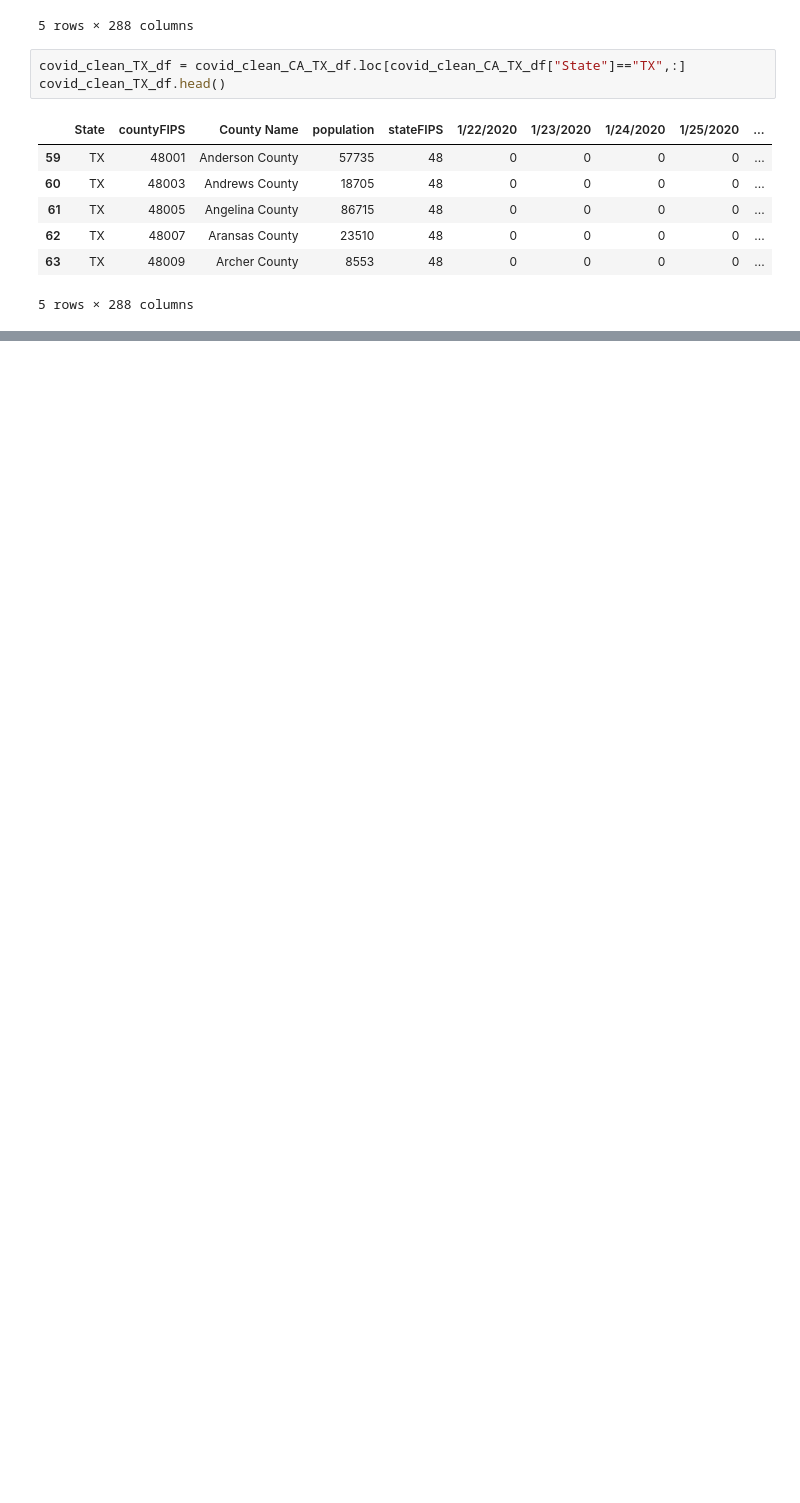
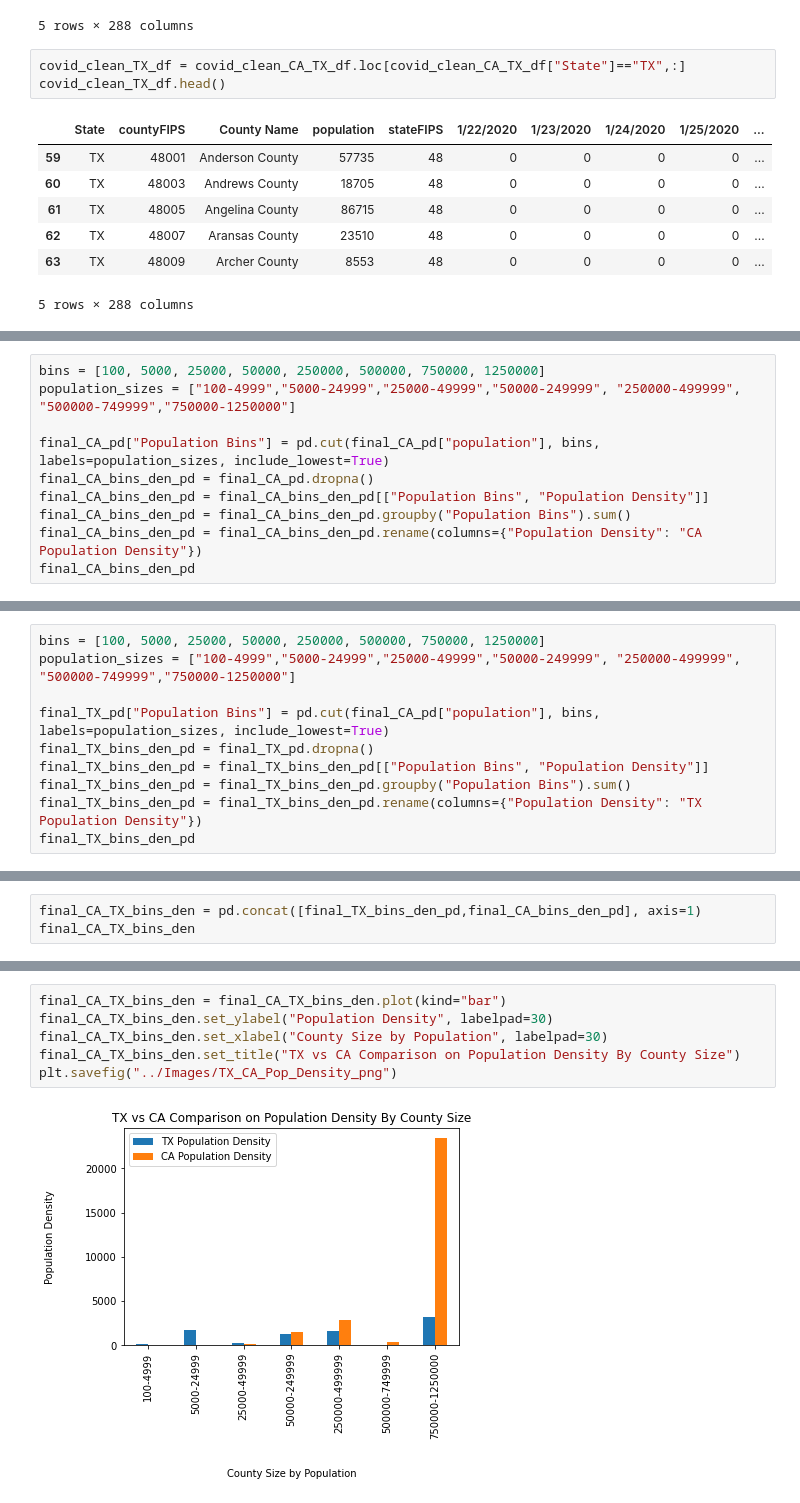
Before and after one commit to shadiaduery/bootcamp-group_project-1, a Jupyter notebook: Analysis/Population Density ScatterPlot.ipynb, the cells around one changed output, grey strips where cells are left out. Drawn from its saved outputs; the diff is of its cells as text; blank space fills up the shorter version.

```diff
--- a/Analysis/Population Density ScatterPlot.ipynb
+++ b/Analysis/Population Density ScatterPlot.ipynb
@@ -74,0 +184,10 @@ final_clean_data_pd =
+# %%
+bins = [100, 5000, 25000, 50000, 250000, 500000, 750000, 1250000]
+population_sizes = ["100-4999","5000-24999","25000-49999","50000-249999", "250000-499999", "500000-749999","750000-1250000"]
+
+final_CA_pd["Population Bins"] = pd.cut(final_CA_pd["population"], bins, labels=population_sizes, include_lowest=True)
+final_CA_bins_den_pd = final_CA_pd.dropna()
+final_CA_bins_den_pd = final_CA_bins_den_pd[["Population Bins", "Population Density"]]
+final_CA_bins_den_pd = final_CA_bins_den_pd.groupby("Population Bins").sum()
+final_CA_bins_den_pd = final_CA_bins_den_pd.rename(columns={"Population Density": "CA Population Density"})
+final_CA_bins_den_pd
@@ -74,0 +224,10 @@ final_clean_data_pd =
+# %%
+bins = [100, 5000, 25000, 50000, 250000, 500000, 750000, 1250000]
+population_sizes = ["100-4999","5000-24999","25000-49999","50000-249999", "250000-499999", "500000-749999","750000-1250000"]
+
+final_TX_pd["Population Bins"] = pd.cut(final_CA_pd["population"], bins, labels=population_sizes, include_lowest=True)
+final_TX_bins_den_pd = final_TX_pd.dropna()
+final_TX_bins_den_pd = final_TX_bins_den_pd[["Population Bins", "Population Density"]]
+final_TX_bins_den_pd = final_TX_bins_den_pd.groupby("Population Bins").sum()
+final_TX_bins_den_pd = final_TX_bins_den_pd.rename(columns={"Population Density": "TX Population Density"})
+final_TX_bins_den_pd
@@ -74,0 +244,3 @@ final_clean_data_pd =
+# %%
+final_CA_TX_bins_den = pd.concat([final_TX_bins_den_pd,final_CA_bins_den_pd], axis=1)
+final_CA_TX_bins_den
@@ -74,0 +278,8 @@ final_clean_data_pd =
+# %%
+final_CA_TX_bins_den = final_CA_TX_bins_den.plot(kind="bar")
+final_CA_TX_bins_den.set_ylabel("Population Density", labelpad=30)
+final_CA_TX_bins_den.set_xlabel("County Size by Population", labelpad=30)
+final_CA_TX_bins_den.set_title("TX vs CA Comparison on Population Density By County Size")
+plt.savefig("../Images/TX_CA_Pop_Density_png")
+# %% [output]
+[figure, added]
```
Also changed, not shown: parts of 16 cells of this notebook, 7 other files.
